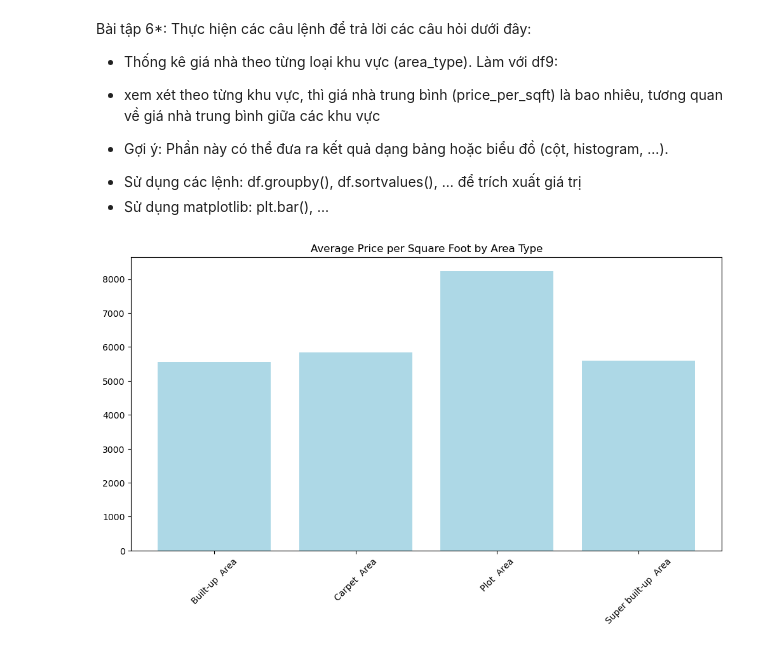
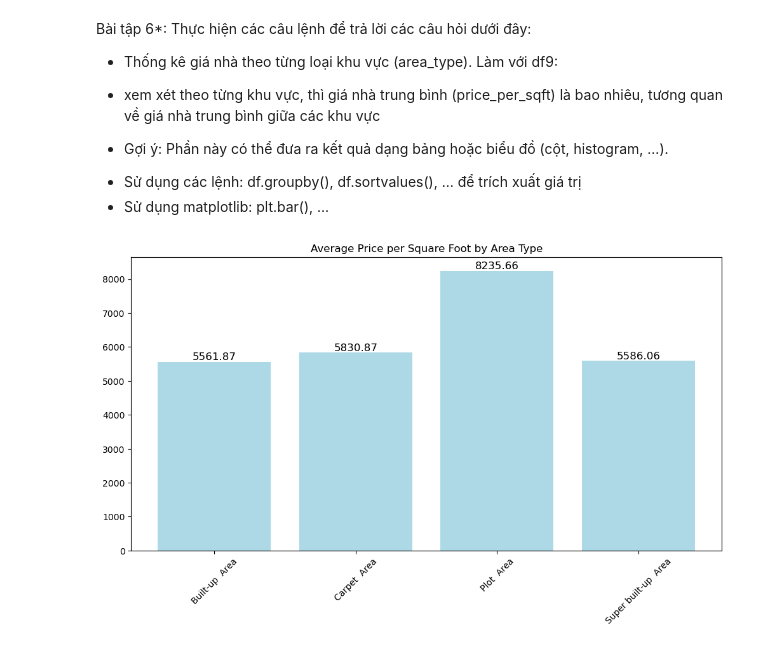
Before and after one commit to yuh3705/FM_LAB, a Jupyter notebook: EX/EX2/Data_Preprocessing.ipynb, the cells around one changed output. Saved outputs shown, nothing was run; the diff lists cells and outputs as text; code cells hidden in the pictures.

```diff
--- a/EX/EX2/Data_Preprocessing.ipynb
+++ b/EX/EX2/Data_Preprocessing.ipynb
@@ -651,10 +651,12 @@ Bài tập 6*: Thực hiện các câu lệnh để trả lời các câu hỏi
 # %%
 # Code ở đây
 df_bar = df9.groupby('area_type')['price_per_sqft'].mean().reset_index()
 plt.figure(figsize=(12,6))
 plt.bar(df_bar['area_type'], df_bar['price_per_sqft'], color='lightblue')
+for i, val in enumerate(df_bar['price_per_sqft']):
+    plt.text(i, val, round(val, 2), horizontalalignment='center', verticalalignment='bottom', fontdict={'fontweight':500, 'size':12})
 plt.title("Average Price per Square Foot by Area Type")
 plt.xticks(rotation=45)
 plt.show()
 # %% [output]
-[figure, old version]
+[figure, new version]
```
